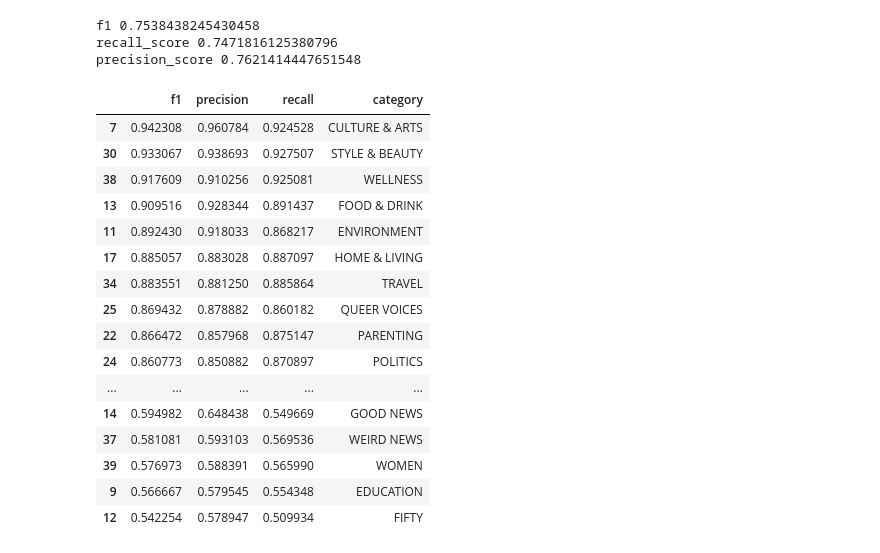
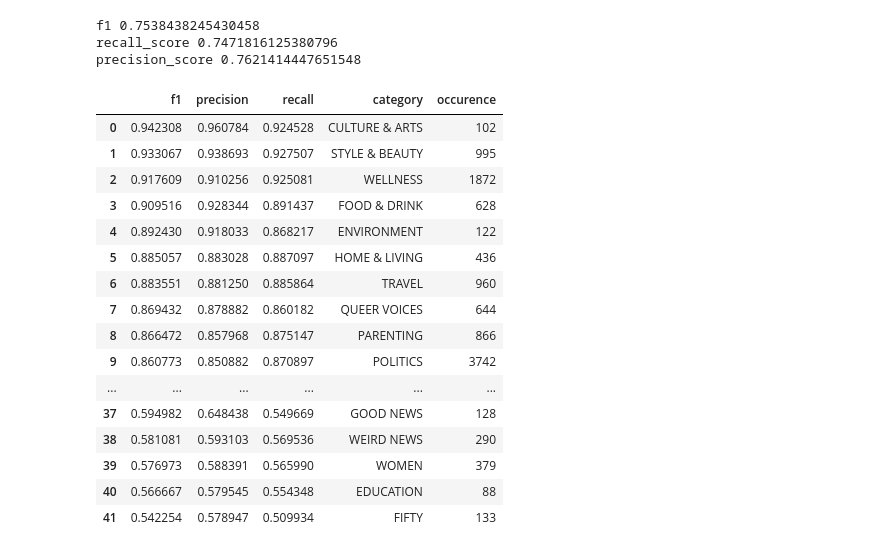
Before and after one commit to valera2444/news-category-prediction, a Jupyter notebook: notebooks/error_analysis.ipynb, the cells around one changed output. Cells and saved outputs as stored; diff of their text form; code cells hidden in the pictures.

```diff
--- a/notebooks/error_analysis.ipynb
+++ b/notebooks/error_analysis.ipynb
@@ -52,3 +74,6 @@ print(categorical_preds)
+# %%
+categorical_preds = pd.read_csv('predictions.csv')
+categorical_preds = list(categorical_preds['0'])
 # %%
 import numpy as np
 labels = []
@@ -98,28 +165,32 @@ precision_score 0.7621414447651548
 f1_scores = f1_score(labels, categorical_preds, average=None)
 precision_scores = precision_score(labels, categorical_preds, average=None)
 recall_scores = recall_score(labels, categorical_preds, average=None)
+# %%
+from collections import Counter
+c = Counter(categorical_preds)
+df_acc = pd.DataFrame({'category':c.keys(), 'occurence': c.values()})
 # %%
 df = pd.DataFrame({'f1':f1_scores,'precision':precision_scores, 'recall':recall_scores})
 # %%
 
 df['category'] = [index_to_category[idx] for idx in range(len(df))]
 # %%
-df.sort_values(by='f1', ascending=False)
+df.sort_values(by='f1', ascending=False).merge(df_acc)
 # %% [output]
-|  | f1 | precision | recall | category |
-| 7 | 0.942308 | 0.960784 | 0.924528 | CULTURE & ARTS |
-| 30 | 0.933067 | 0.938693 | 0.927507 | STYLE & BEAUTY |
-| 38 | 0.917609 | 0.910256 | 0.925081 | WELLNESS |
-| 13 | 0.909516 | 0.928344 | 0.891437 | FOOD & DRINK |
-| 11 | 0.892430 | 0.918033 | 0.868217 | ENVIRONMENT |
-| 17 | 0.885057 | 0.883028 | 0.887097 | HOME & LIVING |
-| 34 | 0.883551 | 0.881250 | 0.885864 | TRAVEL |
-| 25 | 0.869432 | 0.878882 | 0.860182 | QUEER VOICES |
-| 22 | 0.866472 | 0.857968 | 0.875147 | PARENTING |
-| 24 | 0.860773 | 0.850882 | 0.870897 | POLITICS |
-| ... | ... | ... | ... | ... |
-| 14 | 0.594982 | 0.648438 | 0.549669 | GOOD NEWS |
-| 37 | 0.581081 | 0.593103 | 0.569536 | WEIRD NEWS |
-| 39 | 0.576973 | 0.588391 | 0.565990 | WOMEN |
-| 9 | 0.566667 | 0.579545 | 0.554348 | EDUCATION |
-| 12 | 0.542254 | 0.578947 | 0.509934 | FIFTY |
+|  | f1 | precision | recall | category | occurence |
+| 0 | 0.942308 | 0.960784 | 0.924528 | CULTURE & ARTS | 102 |
+| 1 | 0.933067 | 0.938693 | 0.927507 | STYLE & BEAUTY | 995 |
+| 2 | 0.917609 | 0.910256 | 0.925081 | WELLNESS | 1872 |
+| 3 | 0.909516 | 0.928344 | 0.891437 | FOOD & DRINK | 628 |
+| 4 | 0.892430 | 0.918033 | 0.868217 | ENVIRONMENT | 122 |
+| 5 | 0.885057 | 0.883028 | 0.887097 | HOME & LIVING | 436 |
+| 6 | 0.883551 | 0.881250 | 0.885864 | TRAVEL | 960 |
+| 7 | 0.869432 | 0.878882 | 0.860182 | QUEER VOICES | 644 |
+| 8 | 0.866472 | 0.857968 | 0.875147 | PARENTING | 866 |
+| 9 | 0.860773 | 0.850882 | 0.870897 | POLITICS | 3742 |
+| ... | ... | ... | ... | ... | ... |
+| 37 | 0.594982 | 0.648438 | 0.549669 | GOOD NEWS | 128 |
+| 38 | 0.581081 | 0.593103 | 0.569536 | WEIRD NEWS | 290 |
+| 39 | 0.576973 | 0.588391 | 0.565990 | WOMEN | 379 |
+| 40 | 0.566667 | 0.579545 | 0.554348 | EDUCATION | 88 |
+| 41 | 0.542254 | 0.578947 | 0.509934 | FIFTY | 133 |
```
Also changed, not shown: parts of 8 cells of this notebook.
